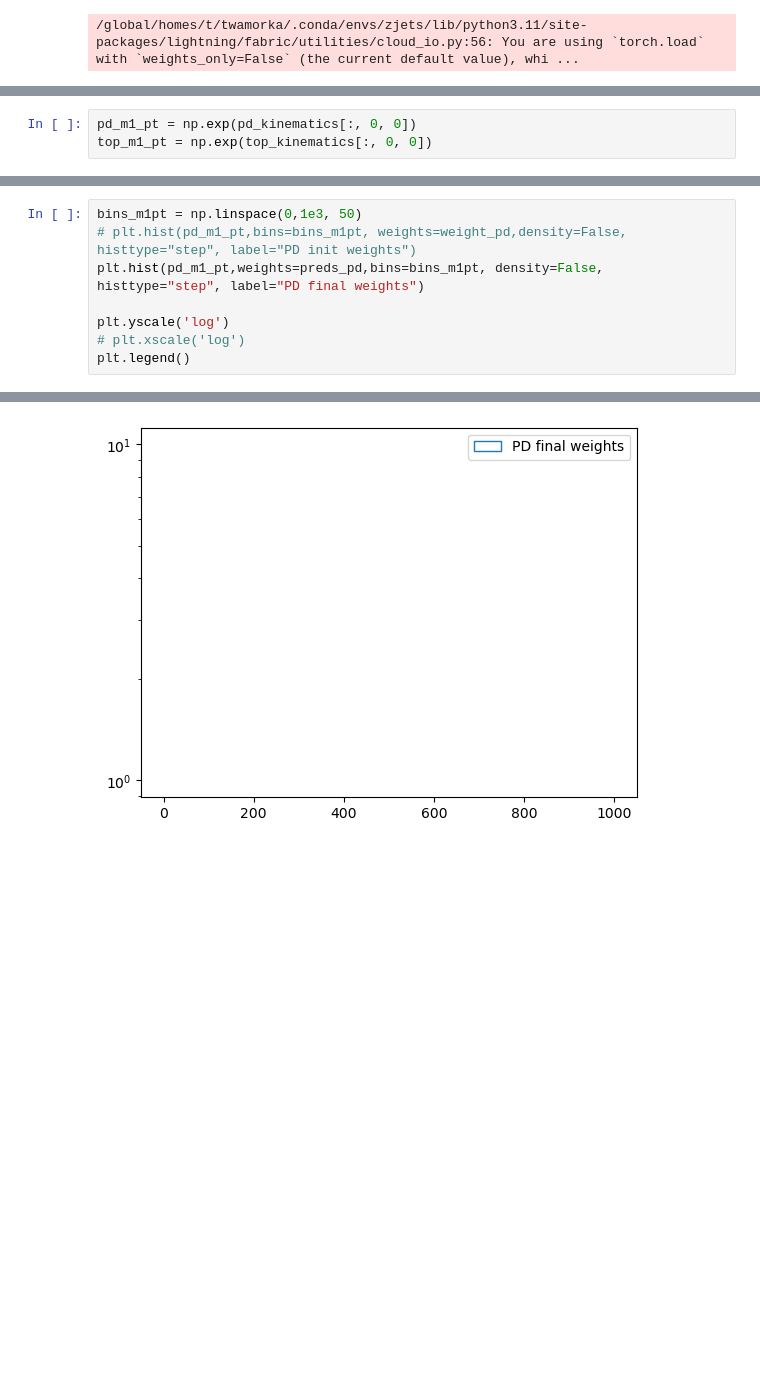
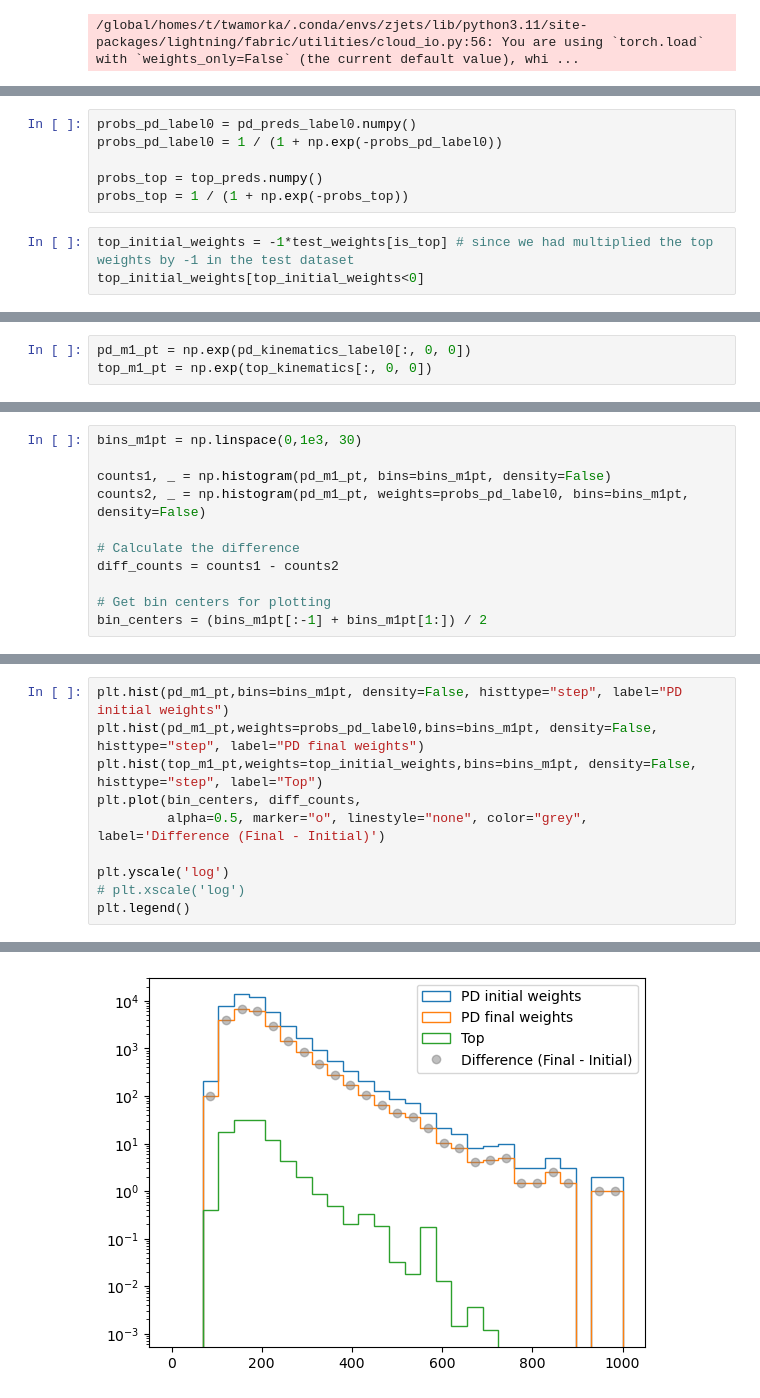
Before and after one commit to kgreif24/zjets_omnifold, a Jupyter notebook: topsubtraction.ipynb, the cells around one changed output, grey strips where cells are left out. Saved outputs shown, nothing was run; the diff lists cells and outputs as text; blank space fills up the shorter version.

```diff
--- a/topsubtraction.ipynb
+++ b/topsubtraction.ipynb
@@ -290,0 +351,9 @@ plt.hist(preds_pd)
+# %%
+probs_pd_label0 = pd_preds_label0.numpy()
+probs_pd_label0 = 1 / (1 + np.exp(-probs_pd_label0))
+
+probs_top = top_preds.numpy()
+probs_top = 1 / (1 + np.exp(-probs_top))
+# %%
+top_initial_weights = -1*test_weights[is_top] # since we had multiplied the top weights by -1 in the test dataset
+top_initial_weights[top_initial_weights<0]
@@ -291,3 +362,3 @@ plt.hist(preds_pd)
 # %%
-pd_m1_pt = np.exp(pd_kinematics[:, 0, 0])
+pd_m1_pt = np.exp(pd_kinematics_label0[:, 0, 0])
 top_m1_pt = np.exp(top_kinematics[:, 0, 0])
@@ -293,0 +372,11 @@ top_m1_pt = np.exp(top_kinematics[:, 0, 0])
+# %%
+bins_m1pt = np.linspace(0,1e3, 30)
+
+counts1, _ = np.histogram(pd_m1_pt, bins=bins_m1pt, density=False)
+counts2, _ = np.histogram(pd_m1_pt, weights=probs_pd_label0, bins=bins_m1pt, density=False)
+
+# Calculate the difference
+diff_counts = counts1 - counts2
+
+# Get bin centers for plotting
+bin_centers = (bins_m1pt[:-1] + bins_m1pt[1:]) / 2
@@ -294,11 +394,13 @@ top_m1_pt = np.exp(top_kinematics[:, 0, 0])
 # %%
-bins_m1pt = np.linspace(0,1e3, 50)
-# plt.hist(pd_m1_pt,bins=bins_m1pt, weights=weight_pd,density=False, histtype="step", label="PD init weights")
-plt.hist(pd_m1_pt,weights=preds_pd,bins=bins_m1pt, density=False, histtype="step", label="PD final weights")
+plt.hist(pd_m1_pt,bins=bins_m1pt, density=False, histtype="step", label="PD initial weights")
+plt.hist(pd_m1_pt,weights=probs_pd_label0,bins=bins_m1pt, density=False, histtype="step", label="PD final weights")
+plt.hist(top_m1_pt,weights=top_initial_weights,bins=bins_m1pt, density=False, histtype="step", label="Top")
+plt.plot(bin_centers, diff_counts,
+         alpha=0.5, marker="o", linestyle="none", color="grey", label='Difference (Final - Initial)')
 
 plt.yscale('log')
 # plt.xscale('log')
 plt.legend()
 # %% [output]
 <matplotlib.legend.Legend at 0x...>
-[figure, old version]
+[figure, new version]
```
Also changed, not shown: parts of 18 cells of this notebook.
